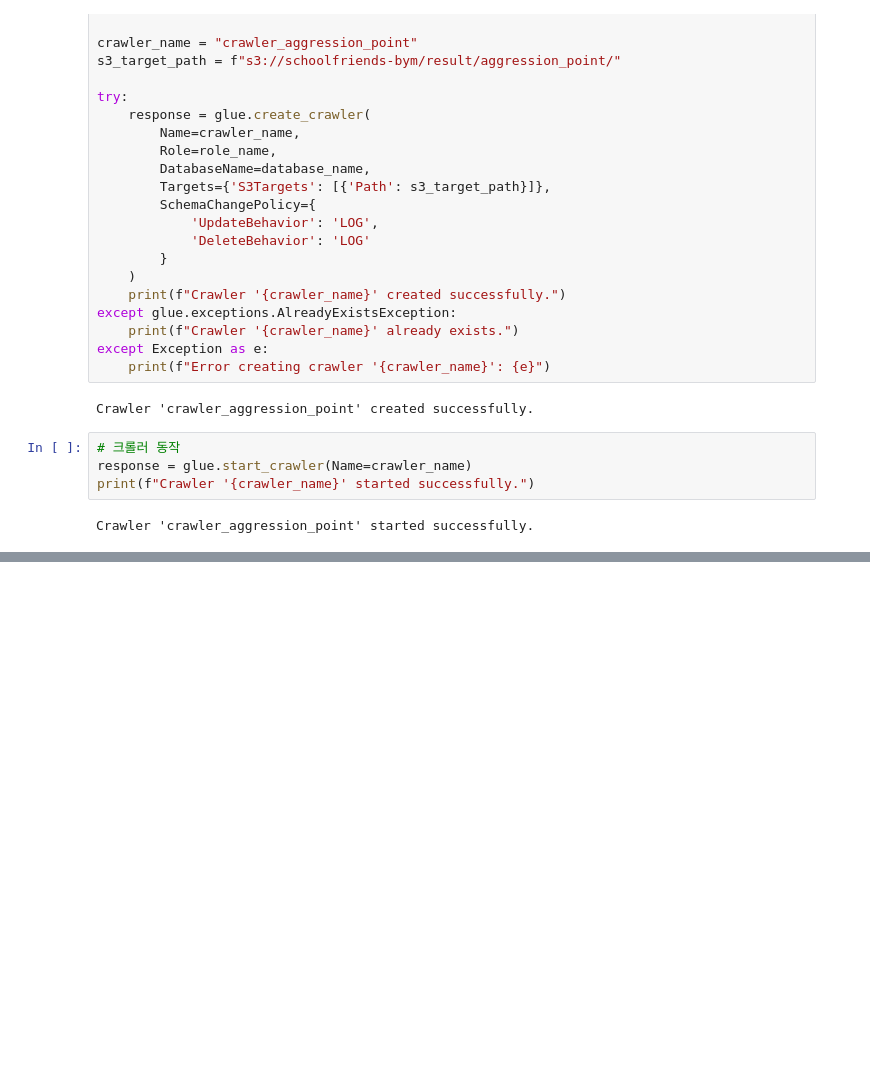
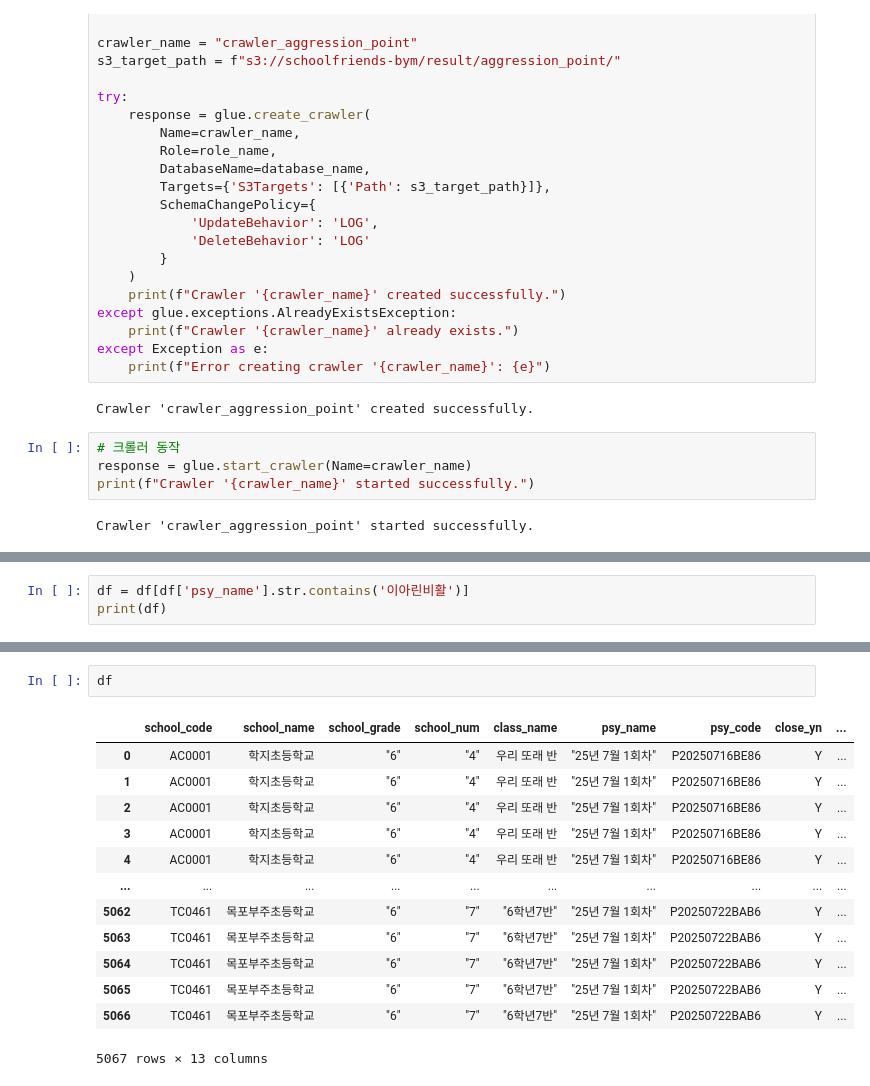
Before and after one commit to Byumin/aws_etl, a Jupyter notebook: schoolfriends/scoring_etl.ipynb, the cells around one changed output, grey strips where cells are left out. Drawn from its saved outputs; the diff is of its cells as text; blank space fills up the shorter version.

```diff
--- a/schoolfriends/scoring_etl.ipynb
+++ b/schoolfriends/scoring_etl.ipynb
@@ -449,0 +488,3 @@ Crawler 'crawler_aggression_point' started successfully.
+# %%
+df = df[df['psy_name'].str.contains('이아린비활')]
+print(df)
@@ -449,0 +571,16 @@ Crawler 'crawler_aggression_point' started successfully.
+# %%
+df
+# %% [output]
+|  | school_code | school_name | school_grade | school_num | class_name | psy_name | psy_code | close_yn | ... |
+| 0 | AC0001 | 학지초등학교 | "6" | "4" | 우리 또래 반 | "25년 7월 1회차" | P20250716BE86 | Y | ... |
+| 1 | AC0001 | 학지초등학교 | "6" | "4" | 우리 또래 반 | "25년 7월 1회차" | P20250716BE86 | Y | ... |
+| 2 | AC0001 | 학지초등학교 | "6" | "4" | 우리 또래 반 | "25년 7월 1회차" | P20250716BE86 | Y | ... |
+| 3 | AC0001 | 학지초등학교 | "6" | "4" | 우리 또래 반 | "25년 7월 1회차" | P20250716BE86 | Y | ... |
+| 4 | AC0001 | 학지초등학교 | "6" | "4" | 우리 또래 반 | "25년 7월 1회차" | P20250716BE86 | Y | ... |
+| ... | ... | ... | ... | ... | ... | ... | ... | ... | ... |
+| 5062 | TC0461 | 목포부주초등학교 | "6" | "7" | "6학년7반" | "25년 7월 1회차" | P20250722BAB6 | Y | ... |
+| 5063 | TC0461 | 목포부주초등학교 | "6" | "7" | "6학년7반" | "25년 7월 1회차" | P20250722BAB6 | Y | ... |
+| 5064 | TC0461 | 목포부주초등학교 | "6" | "7" | "6학년7반" | "25년 7월 1회차" | P20250722BAB6 | Y | ... |
+| 5065 | TC0461 | 목포부주초등학교 | "6" | "7" | "6학년7반" | "25년 7월 1회차" | P20250722BAB6 | Y | ... |
+| 5066 | TC0461 | 목포부주초등학교 | "6" | "7" | "6학년7반" | "25년 7월 1회차" | P20250722BAB6 | Y | ... |
+5067 rows × 13 columns
```
Also changed, not shown: parts of 23 cells of this notebook, 1 other file.
